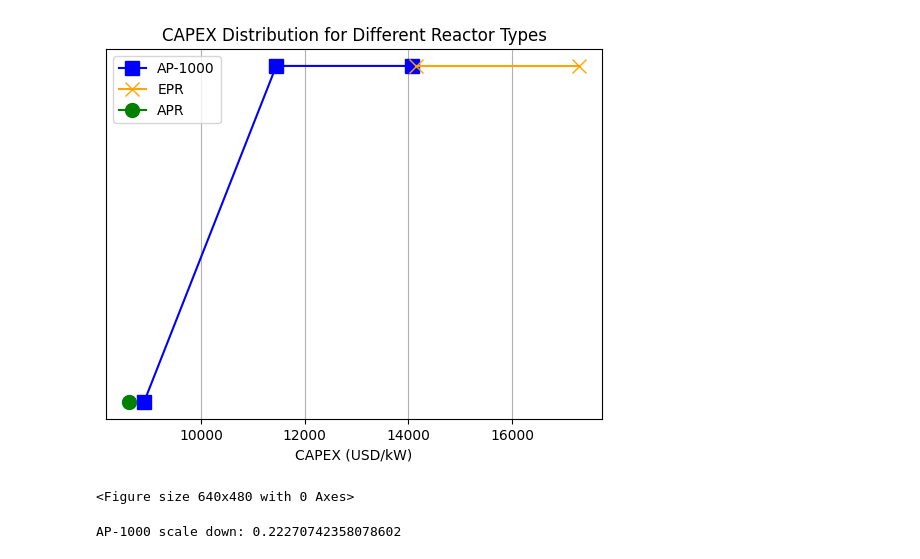
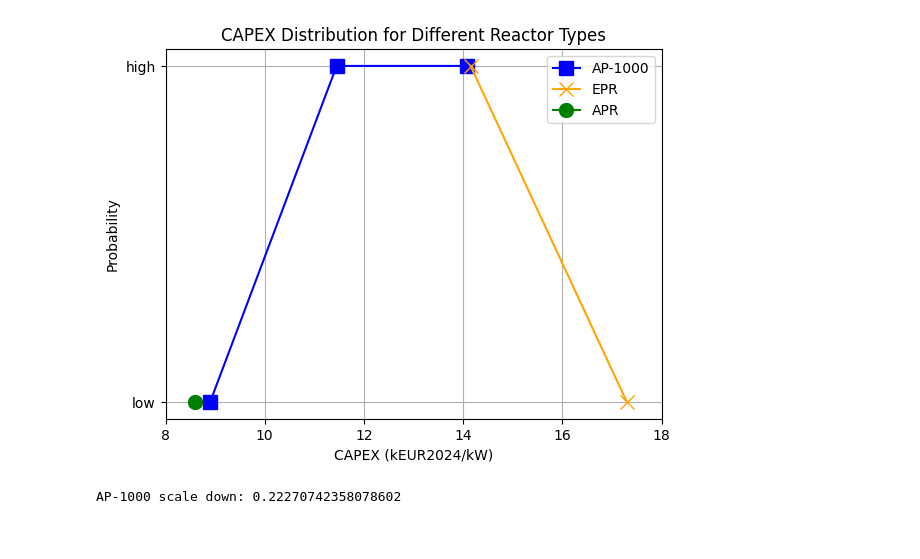
Before and after one commit to simo-pagliu/Master-Thesis, a Jupyter notebook: 01 - Attributes Definition/Reactors Data/capex_Eval.ipynb, the cells around one changed output. Drawn from its saved outputs; the diff is of its cells as text; code cells hidden in the pictures.

Commit message:
update on capex info

```diff
--- a/01 - Attributes Definition/Reactors Data/capex_Eval.ipynb
+++ b/01 - Attributes Definition/Reactors Data/capex_Eval.ipynb
@@ -7,18 +7,24 @@ APR_costs = [8600]
 # %%
 # plot all as points (cost on the x, 1 on the y)
 plt.plot(AP_1000_costs, [0,1,1], label='AP-1000', color='blue', marker='s', markersize=10)
-plt.plot(EPR_costs, [1]*len(EPR_costs), label='EPR', color='orange', marker='x', markersize=10)
+plt.plot(EPR_costs, [1,0], label='EPR', color='orange', marker='x', markersize=10)
 plt.plot(APR_costs, [0], label='APR', color='green', marker='o', markersize=10)
-plt.xlabel('CAPEX (USD/kW)')
-plt.yticks([])  # hide y-axis ticks
+plt.xlabel('CAPEX (kEUR2024/kW)')
+min_x = min(min(AP_1000_costs), min(EPR_costs), min(APR_costs))
+max_x = max(max(AP_1000_costs), max(EPR_costs), max(APR_costs))
+start = int(min_x // 1000 * 1000)
+end = int((max_x + 1999) // 1000 * 1000)
+ticks = list(range(start, end + 1, 2000))
+plt.xticks(ticks, [f'{t/1000:g}' for t in ticks])
+plt.ylabel('Probability')
+plt.yticks([0,1], ['low', 'high'])
 plt.title('CAPEX Distribution for Different Reactor Types')
 plt.legend()
 plt.grid()
 plt.savefig('reactor_capex_distribution.png')
 plt.show()
 # %% [output]
-[figure, old version]
+[figure, new version]
-<Figure size 640x480 with 0 Axes>
 # %%
 scale_down = (11450 - 8900)/11450
 print("AP-1000 scale down:", scale_down)
```
Also changed, not shown: 6 other files.
